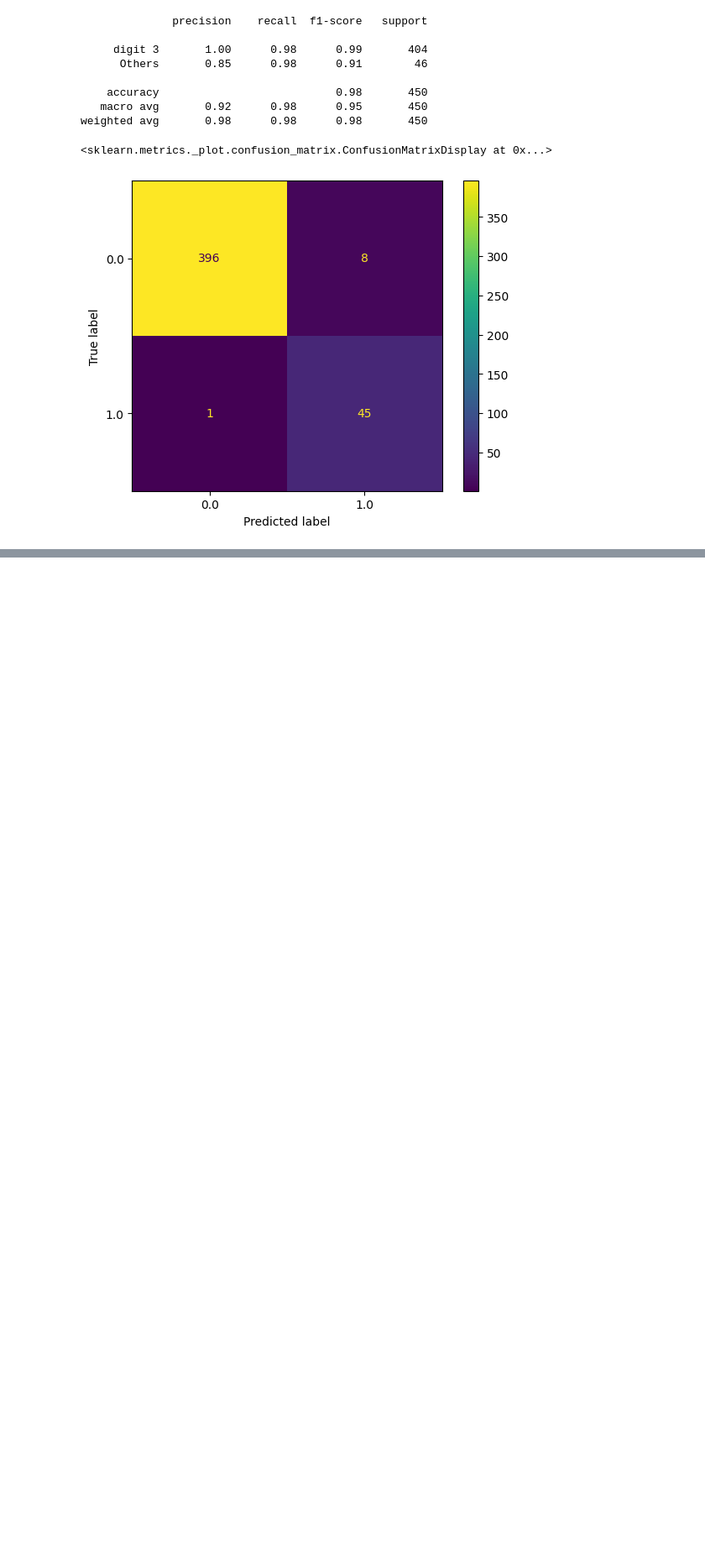
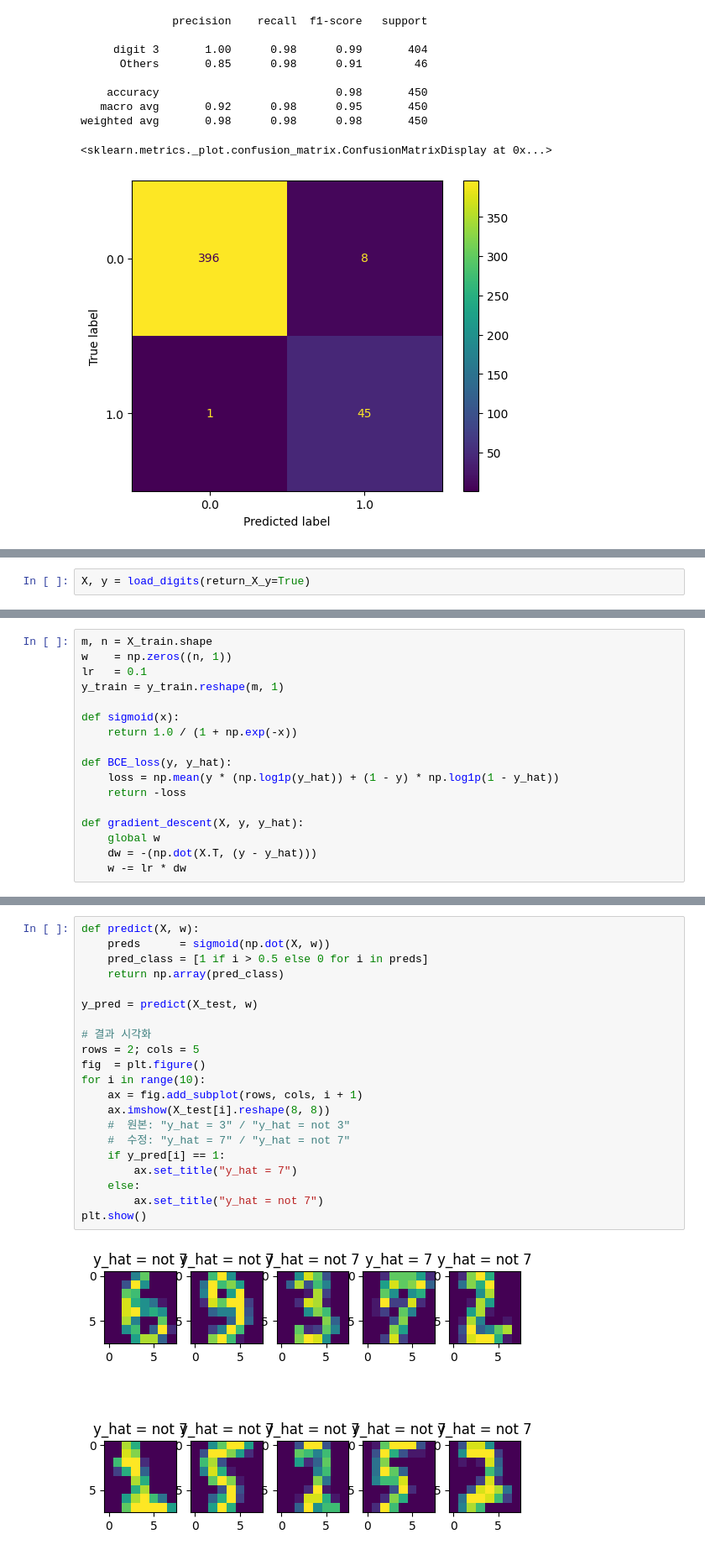
Before and after one commit to jinse12/numpy, a Jupyter notebook: CH05/CH05_실습_Perceptron.ipynb, the cells around one changed output, grey strips where cells are left out. Shown at 84% size. Saved outputs shown, nothing was run; the diff lists cells and outputs as text; blank space fills up the shorter version.

```diff
--- a/CH05/CH05_실습_Perceptron.ipynb
+++ b/CH05/CH05_실습_Perceptron.ipynb
@@ -218,0 +232,2 @@ weighted avg       0.98      0.98      0.98       450
+# %%
+X, y = load_digits(return_X_y=True)
@@ -218,0 +249,17 @@ weighted avg       0.98      0.98      0.98       450
+# %%
+m, n = X_train.shape
+w    = np.zeros((n, 1))
+lr   = 0.1
+y_train = y_train.reshape(m, 1)
+
+def sigmoid(x):
+    return 1.0 / (1 + np.exp(-x))
+
+def BCE_loss(y, y_hat):
+    loss = np.mean(y * (np.log1p(y_hat)) + (1 - y) * np.log1p(1 - y_hat))
+    return -loss
+
+def gradient_descent(X, y, y_hat):
+    global w
+    dw = -(np.dot(X.T, (y - y_hat)))
+    w -= lr * dw
@@ -218,0 +295,23 @@ weighted avg       0.98      0.98      0.98       450
+# %%
+def predict(X, w):
+    preds      = sigmoid(np.dot(X, w))
+    pred_class = [1 if i > 0.5 else 0 for i in preds]
+    return np.array(pred_class)
+
+y_pred = predict(X_test, w)
+
+# 결과 시각화
+rows = 2; cols = 5
+fig  = plt.figure()
+for i in range(10):
+    ax = fig.add_subplot(rows, cols, i + 1)
+    ax.imshow(X_test[i].reshape(8, 8))
+    #  원본: "y_hat = 3" / "y_hat = not 3"
+    #  수정: "y_hat = 7" / "y_hat = not 7"
+    if y_pred[i] == 1:
+        ax.set_title("y_hat = 7")
+    else:
+        ax.set_title("y_hat = not 7")
+plt.show()
+# %% [output]
+[figure, added]
```
Also changed, not shown: parts of 13 cells of this notebook.
